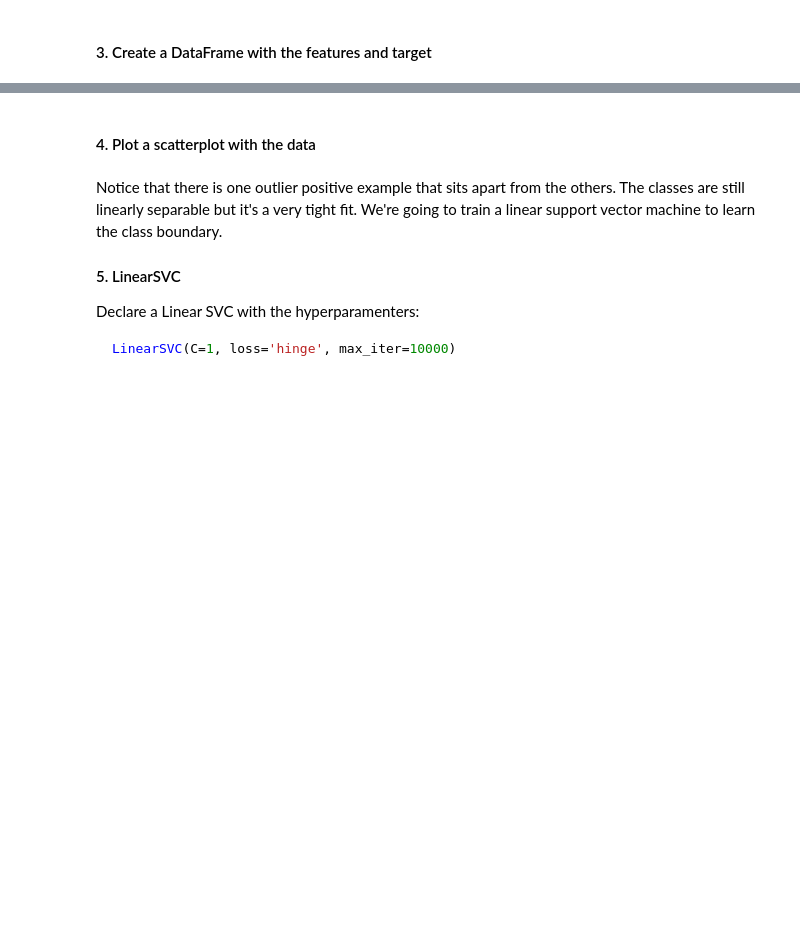
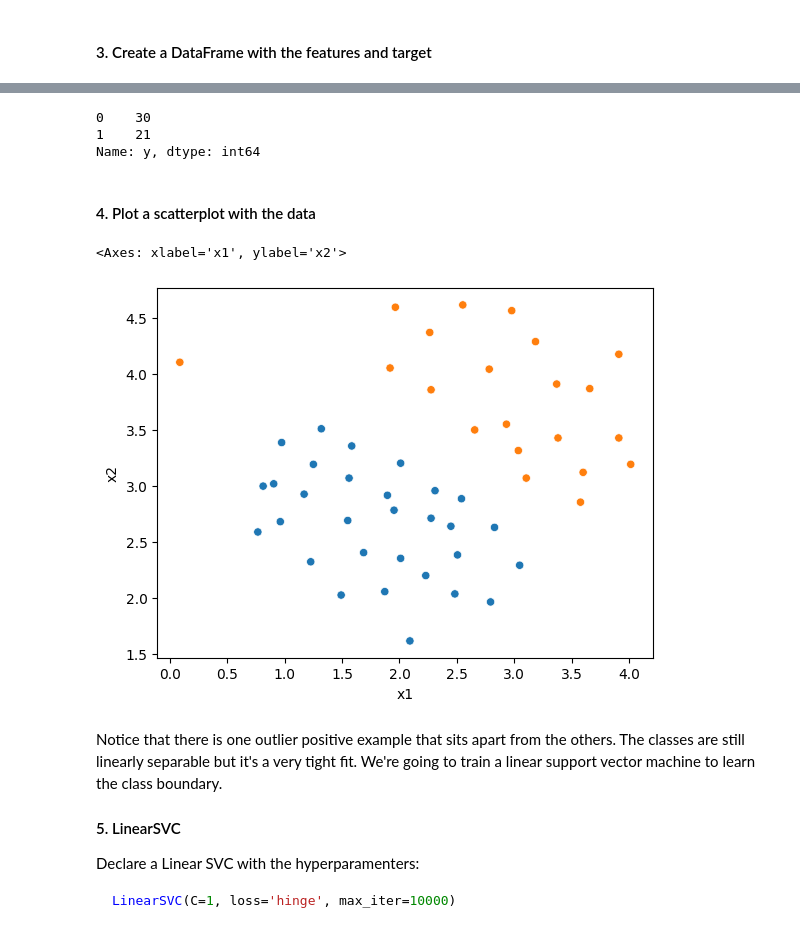
Before and after one commit to MNievas12/2405_dsft_thebridge, a Jupyter notebook: 2_Machine_Learning/1-Supervisado/3-RegorClass/8-SVM/ejercicios/Ejercicios_SVM.ipynb, the cells around one changed output, grey strips where cells are left out. Saved outputs shown, nothing was run; the diff lists cells and outputs as text; code cells hidden in the pictures; blank space fills up the shorter version.

```diff
--- a/2_Machine_Learning/1-Supervisado/3-RegorClass/8-SVM/ejercicios/Ejercicios_SVM.ipynb
+++ b/2_Machine_Learning/1-Supervisado/3-RegorClass/8-SVM/ejercicios/Ejercicios_SVM.ipynb
@@ -9,3 +14,6 @@ The first thing we're going to do is look at a simple 2-dimensional data set and
 # %% [markdown]
 #### 2. Load data
 Load the file *ejer_1_data1.mat*. Find the way for loading this kind of file. **scipy.io.loadmat**
+# %%
+import scipy.io
+mat = scipy.io.loadmat('data/ejer_1_data1.mat')
@@ -12,2 +84,6 @@ Load the file *ejer_1_data1.mat*. Find the way for loading this kind of file. **
 # %% [markdown]
 #### 3. Create a DataFrame with the features and target
+# %%
+df = pd.DataFrame(mat['X'], columns=['x1','x2'])
+df['y'] = mat['y']
+df
@@ -14,5 +133,16 @@ Load the file *ejer_1_data1.mat*. Find the way for loading this kind of file. **
+# %%
+df['y'].value_counts()
+# %% [output]
+0    30
+1    21
+Name: y, dtype: int64
 # %% [markdown]
 #### 4. Plot a scatterplot with the data
+# %%
+sns.scatterplot(data=df, x='x1', y='x2', hue='y', legend=False)
+# %% [output]
+<Axes: xlabel='x1', ylabel='x2'>
+[figure, added]
 # %% [markdown]
 Notice that there is one outlier positive example that sits apart from the others.  The classes are still linearly separable but it's a very tight fit.  We're going to train a linear support vector machine to learn the class boundary.
 
```
Also changed, not shown: parts of 36 cells of this notebook.
